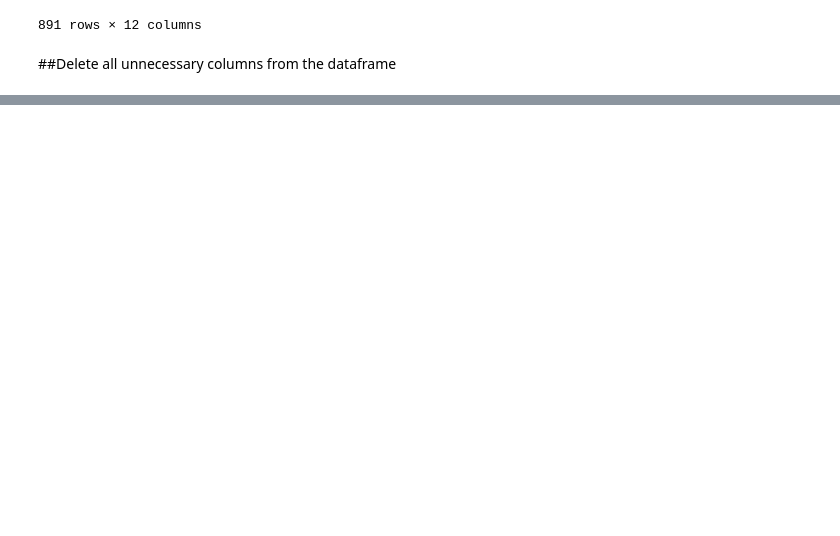
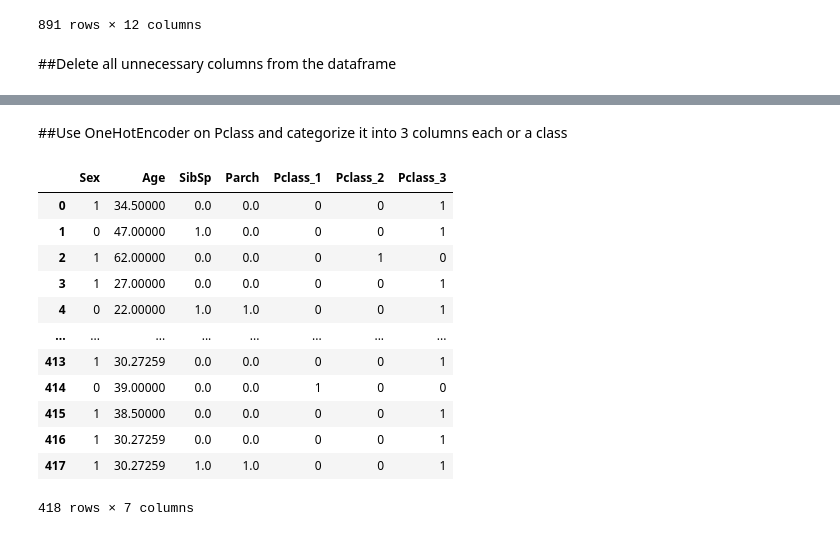
Before and after one commit to jay24rajput/Titanic-Prediction, a Jupyter notebook: Titanic.ipynb, the cells around one changed output, grey strips where cells are left out. Cells and saved outputs as stored; diff of their text form; code cells hidden in the pictures; blank space fills up the shorter version.

```diff
--- a/Titanic.ipynb
+++ b/Titanic.ipynb
@@ -107,0 +118,11 @@ df_test
+# %%
+from sklearn.preprocessing import LabelEncoder
+def sex_to_binary(df):
+  label_encoder = LabelEncoder()
+  label_encoder.fit(['male','female'])
+  df['Sex'] = label_encoder.transform(df['Sex'])
+  return df
+
+#Function call for test and train set
+df_train = sex_to_binary(df_train)
+df_test = sex_to_binary(df_test)
@@ -107,0 +163,12 @@ df_test
+# %%
+from sklearn.impute import SimpleImputer
+
+def fill_missing_values(data,column_names):
+  for column in column_names:
+    imputer = SimpleImputer(missing_values = np.nan, strategy = 'mean')
+    data[column]=imputer.fit_transform(data[column].values.reshape(-1,1))
+    return data
+
+columns = ['Age','SibSp','Parch']
+df_test = fill_missing_values(df_test,columns)
+df_train = fill_missing_values(df_train, columns)
@@ -107,0 +207,31 @@ df_test
+# %% [markdown]
+##Use OneHotEncoder on Pclass and categorize it into 3 columns each or a class
+# %%
+from sklearn.preprocessing import OneHotEncoder
+
+def categorize(data):
+  modified = pd.get_dummies(data["Pclass"],prefix='Pclass')
+  data = data.join(modified)
+  data = data.drop('Pclass', axis = 1)
+  return data
+
+
+df_train = categorize(df_train)
+# %%
+df_test = categorize(df_test)
+# %%
+df_test
+# %% [output]
+|  | Sex | Age | SibSp | Parch | Pclass_1 | Pclass_2 | Pclass_3 |
+| 0 | 1 | 34.50000 | 0.0 | 0.0 | 0 | 0 | 1 |
+| 1 | 0 | 47.00000 | 1.0 | 0.0 | 0 | 0 | 1 |
+| 2 | 1 | 62.00000 | 0.0 | 0.0 | 0 | 1 | 0 |
+| 3 | 1 | 27.00000 | 0.0 | 0.0 | 0 | 0 | 1 |
+| 4 | 0 | 22.00000 | 1.0 | 1.0 | 0 | 0 | 1 |
+| ... | ... | ... | ... | ... | ... | ... | ... |
+| 413 | 1 | 30.27259 | 0.0 | 0.0 | 0 | 0 | 1 |
+| 414 | 0 | 39.00000 | 0.0 | 0.0 | 1 | 0 | 0 |
+| 415 | 1 | 38.50000 | 0.0 | 0.0 | 0 | 0 | 1 |
+| 416 | 1 | 30.27259 | 0.0 | 0.0 | 0 | 0 | 1 |
+| 417 | 1 | 30.27259 | 1.0 | 1.0 | 0 | 0 | 1 |
+418 rows × 7 columns
```
Also changed, not shown: parts of 12 cells of this notebook.
